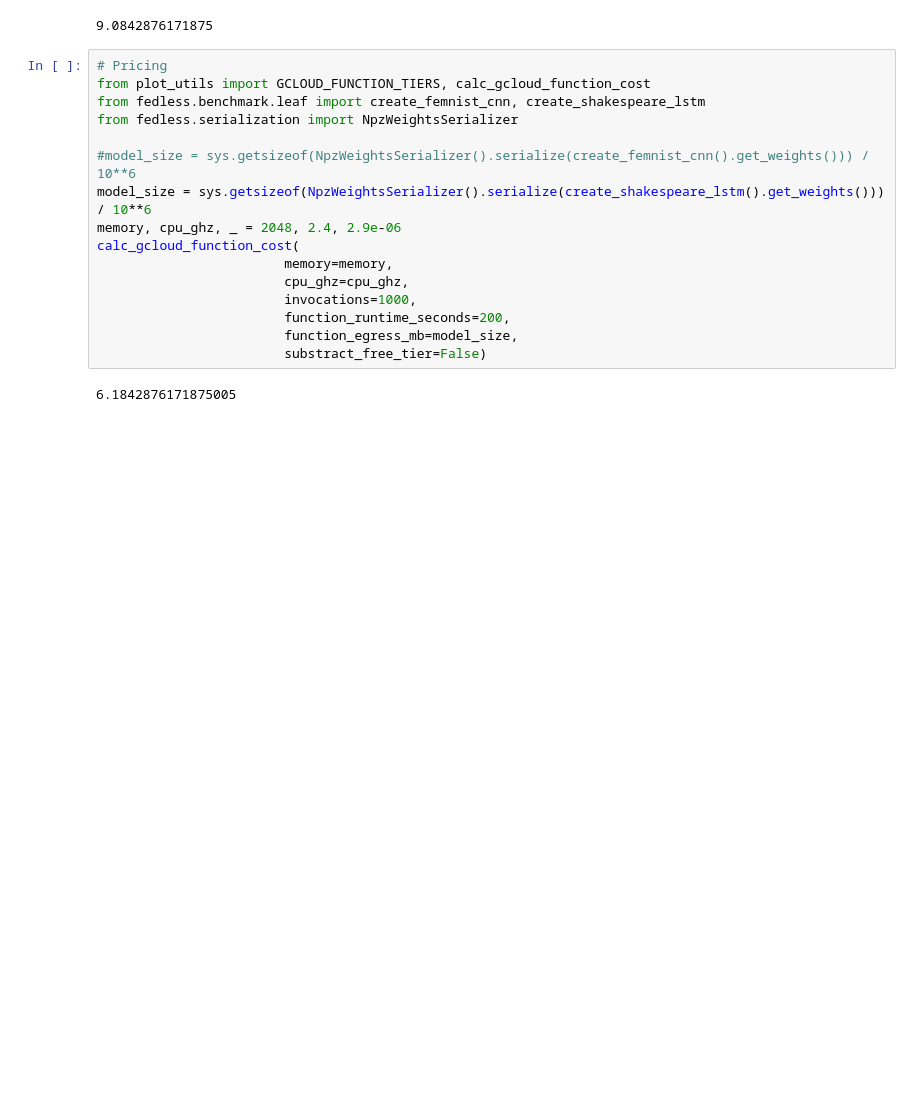
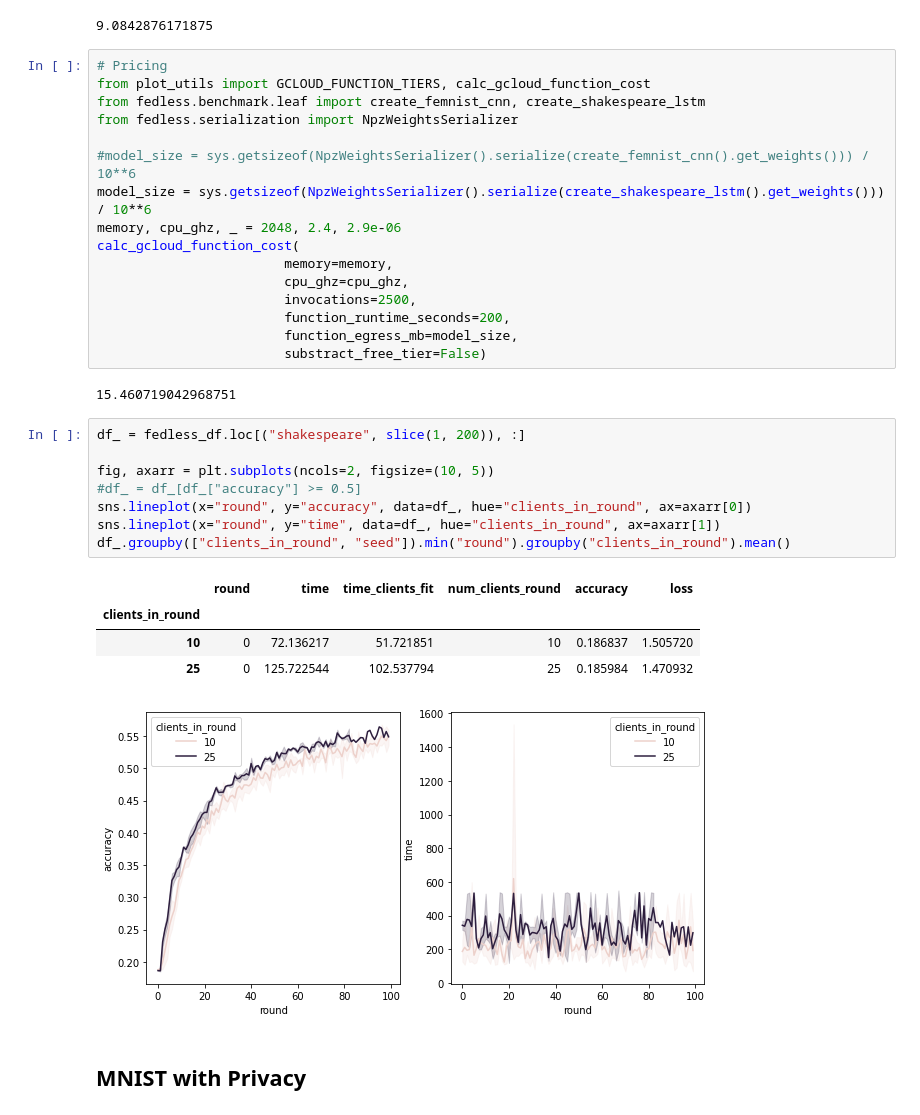
Before and after one commit to Serverless-Federated-Learning/FedLesScan, a Jupyter notebook: experiments/fedless-analysis.ipynb, the cells around one changed output. Drawn from its saved outputs; the diff is of its cells as text; blank space fills up the shorter version.

```diff
--- a/experiments/fedless-analysis.ipynb
+++ b/experiments/fedless-analysis.ipynb
@@ -275,9 +368,25 @@ memory, cpu_ghz, _ = 2048, 2.4, 2.9e-06
 calc_gcloud_function_cost(
                         memory=memory,
                         cpu_ghz=cpu_ghz,
-                        invocations=1000,
+                        invocations=2500,
                         function_runtime_seconds=200,
                         function_egress_mb=model_size,
                         substract_free_tier=False)
 # %% [output]
-6.1842876171875005
+15.460719042968751
+# %%
+df_ = fedless_df.loc[("shakespeare", slice(1, 200)), :]
+
+fig, axarr = plt.subplots(ncols=2, figsize=(10, 5))
+#df_ = df_[df_["accuracy"] >= 0.5]
+sns.lineplot(x="round", y="accuracy", data=df_, hue="clients_in_round", ax=axarr[0])
+sns.lineplot(x="round", y="time", data=df_, hue="clients_in_round", ax=axarr[1])
+df_.groupby(["clients_in_round", "seed"]).min("round").groupby("clients_in_round").mean()
+# %% [output]
+|  | round | time | time_clients_fit | num_clients_round | accuracy | loss |
+| clients_in_round |  |  |  |  |  |  |
+| 10 | 0 | 72.136217 | 51.721851 | 10 | 0.186837 | 1.505720 |
+| 25 | 0 | 125.722544 | 102.537794 | 25 | 0.185984 | 1.470932 |
+[figure, added]
+# %% [markdown]
+## MNIST with Privacy
```
Also changed, not shown: parts of 11 cells of this notebook, 2 other files.
